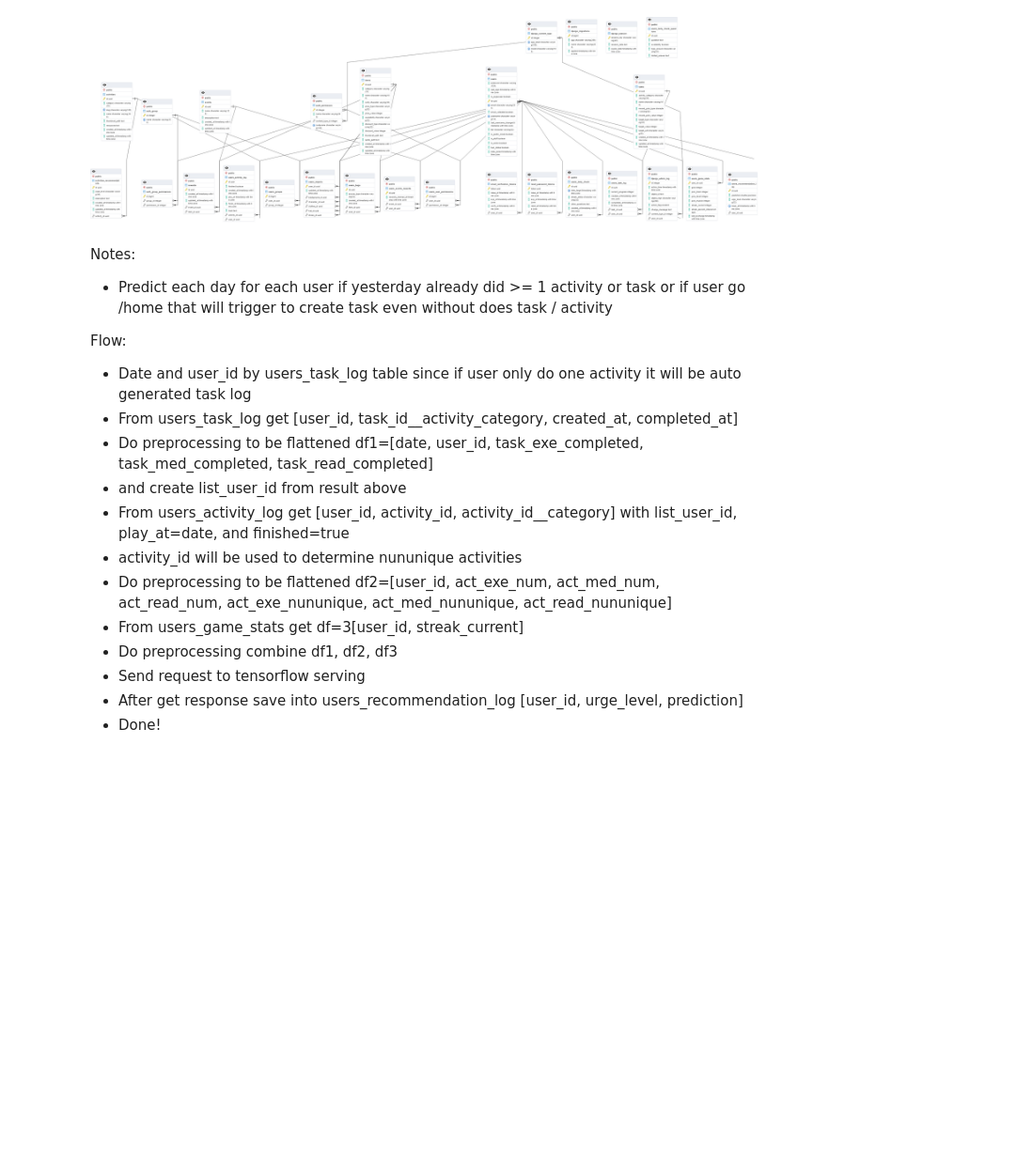
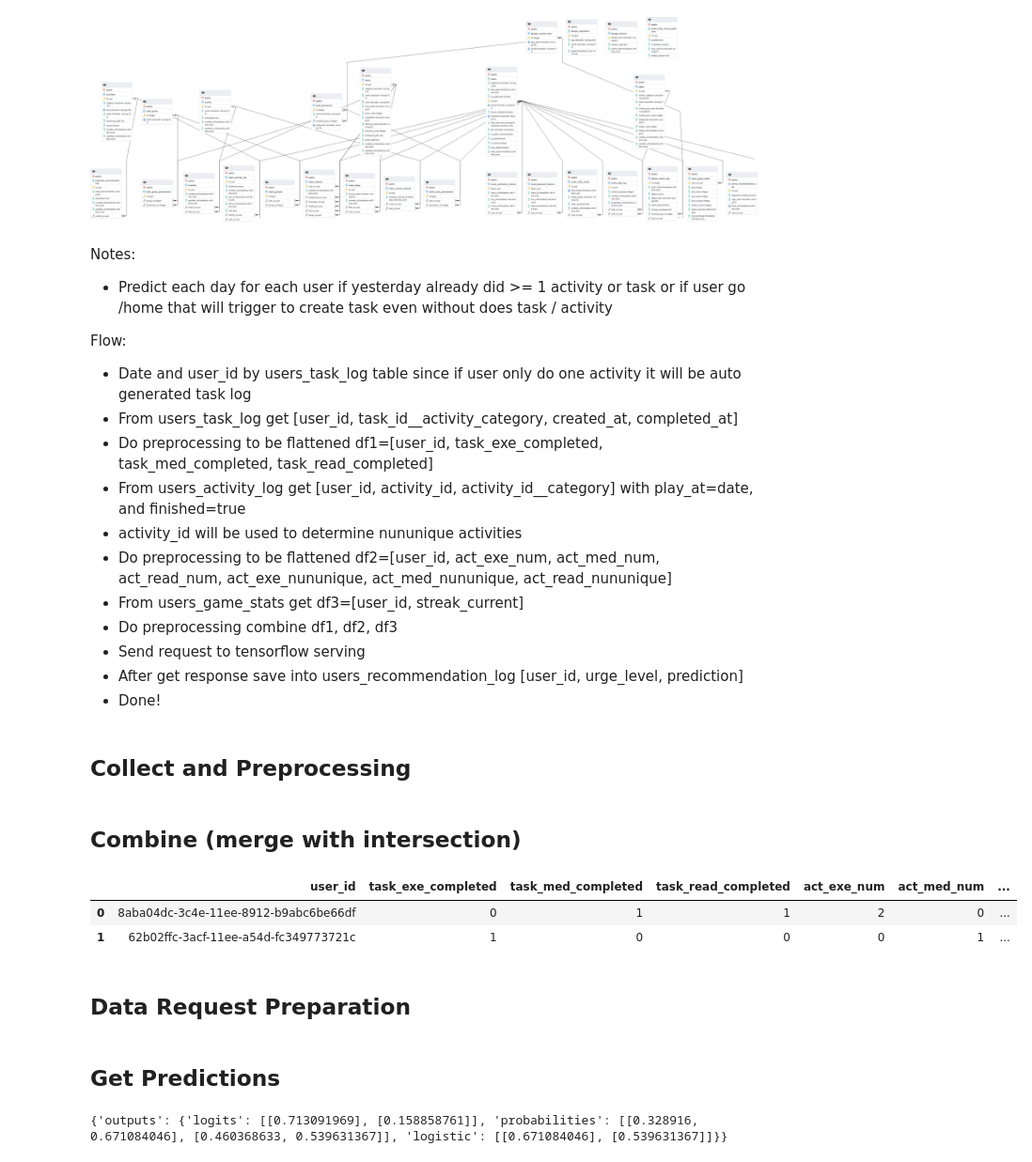
Before and after one commit to reevald/improveyou, a Jupyter notebook: mlops/cloud_function/interactive_main.ipynb, the cells around one changed output. Shown: that part at 94% size. Cells and saved outputs as stored; diff of their text form; code cells hidden in the pictures; blank space fills up the shorter version.

Commit message:
MVP scratching collect and predict process

```diff
--- a/mlops/cloud_function/interactive_main.ipynb
+++ b/mlops/cloud_function/interactive_main.ipynb
@@ -147,13 +155,14 @@ Notes:
 Flow:
 - Date and user_id by users_task_log table since if user only do one activity it will be auto generated task log
 - From users_task_log get [user_id, task_id__activity_category, created_at, completed_at]
-- Do preprocessing to be flattened df1=[date, user_id, task_exe_completed, task_med_completed, task_read_completed]
-- and create list_user_id from result above
-- From users_activity_log get [user_id, activity_id, activity_id__category] with list_user_id, play_at=date, and finished=true
+- Do preprocessing to be flattened df1=[user_id, task_exe_completed, task_med_completed, task_read_completed]
+- From users_activity_log get [user_id, activity_id, activity_id__category] with play_at=date, and finished=true
 - activity_id will be used to determine nununique activities
 - Do preprocessing to be flattened df2=[user_id, act_exe_num, act_med_num, act_read_num, act_exe_nununique, act_med_nununique, act_read_nununique]
-- From users_game_stats get df=3[user_id, streak_current]
+- From users_game_stats get df3=[user_id, streak_current]
 - Do preprocessing combine df1, df2, df3
 - Send request to tensorflow serving
 - After get response save into users_recommendation_log [user_id, urge_level, prediction]
 - Done!
+# %% [markdown]
+## Collect and Preprocessing
@@ -159,0 +292,17 @@ Flow:
+# %% [markdown]
+## Combine (merge with intersection)
+# %%
+with db.connect() as conn:
+    df_1 = preprocessing_task_data(get_task_data(conn))
+    df_2 = preprocessing_activity_data(get_activity_data(conn))
+    df_3 = preprocessing_streak_data(get_streak_data(conn))
+    df_1_2 = pd.merge(df_1, df_2, how="inner", on=["user_id"])
+    global df_1_2_3
+    df_1_2_3 = pd.merge(df_1_2, df_3, how="inner", on=["user_id"])
+    display(df_1_2_3)
+# %% [output]
+|  | user_id | task_exe_completed | task_med_completed | task_read_completed | act_exe_num | act_med_num | ... |
+| 0 | 8aba04dc-3c4e-11ee-8912-b9abc6be66df | 0 | 1 | 1 | 2 | 0 | ... |
+| 1 | 62b02ffc-3acf-11ee-a54d-fc349773721c | 1 | 0 | 0 | 0 | 1 | ... |
+# %% [markdown]
+## Data Request Preparation
@@ -159,0 +337,12 @@ Flow:
+# %% [markdown]
+## Get Predictions
+# %%
+# Not suitable for large data (latency problem)
+endpoint = "https://improveyou-tfserving-v1-qguw2amrfq-uc.a.run.app/v1/models/urge-model:predict"
+# TODO: endpoint tf serving should be not publicity (unauthenticated) => change into authenticated (service to service)
+data_request = '{"signature_name": "predict", "inputs": %s}' % (model_inputs)
+# See: https://github.com/tensorflow/serving/blob/master/tensorflow_serving/g3doc/api_rest.md
+response = requests.post(endpoint, data=data_request).json()
+print(response)
+# %% [output]
+{'outputs': {'logits': [[0.713091969], [0.158858761]], 'probabilities': [[0.328916, 0.671084046], [0.460368633, 0.539631367]], 'logistic': [[0.671084046], [0.539631367]]}}
```
Also changed, not shown: parts of 11 cells of this notebook.
